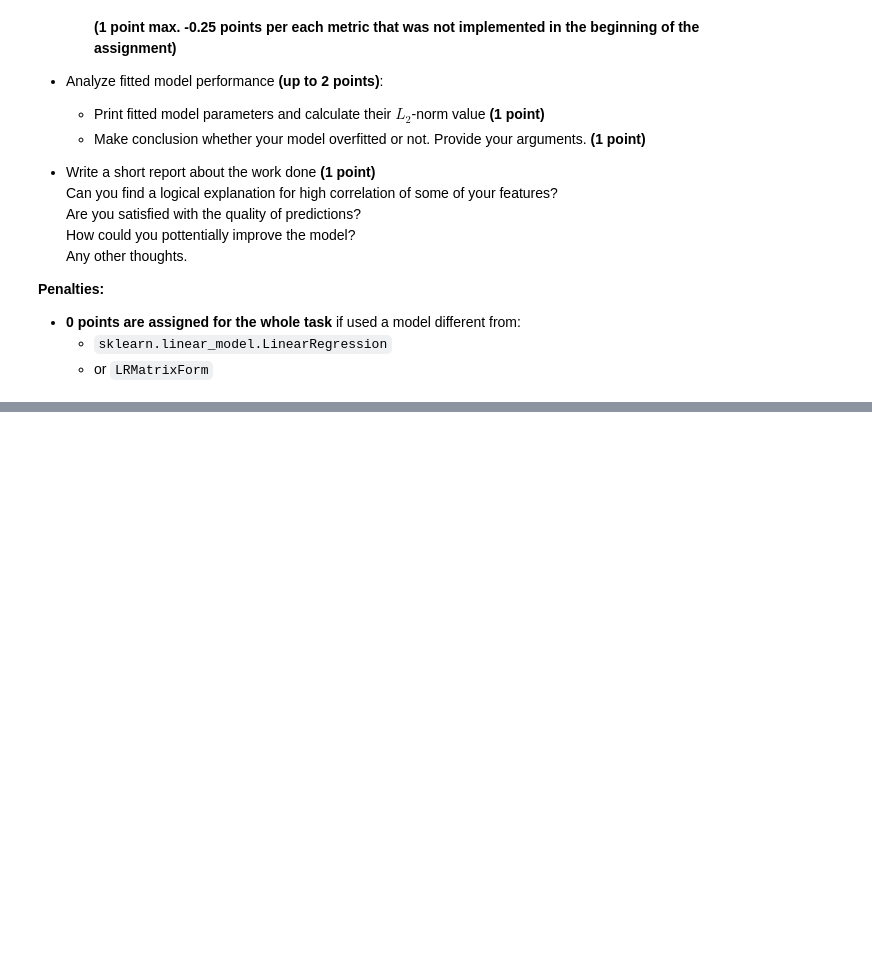
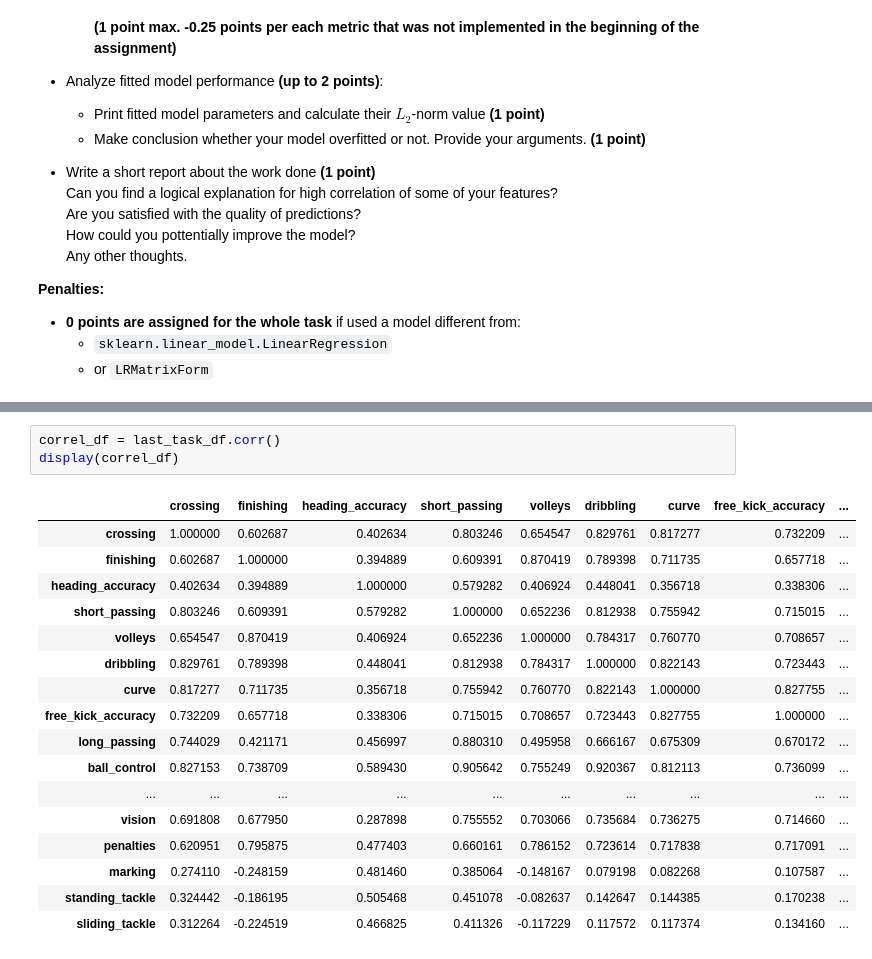
Before and after one commit to mamont79/03-LR, a Jupyter notebook: linear_regression.ipynb, the cells around one changed output, grey strips where cells are left out. Drawn from its saved outputs; the diff is of its cells as text; blank space fills up the shorter version.

```diff
--- a/linear_regression.ipynb
+++ b/linear_regression.ipynb
@@ -1701,0 +1737,21 @@ Steps you need to follow:
+# %%
+correl_df = last_task_df.corr()
+display(correl_df)
+# %% [output]
+|  | crossing | finishing | heading_accuracy | short_passing | volleys | dribbling | curve | free_kick_accuracy | ... |
+| crossing | 1.000000 | 0.602687 | 0.402634 | 0.803246 | 0.654547 | 0.829761 | 0.817277 | 0.732209 | ... |
+| finishing | 0.602687 | 1.000000 | 0.394889 | 0.609391 | 0.870419 | 0.789398 | 0.711735 | 0.657718 | ... |
+| heading_accuracy | 0.402634 | 0.394889 | 1.000000 | 0.579282 | 0.406924 | 0.448041 | 0.356718 | 0.338306 | ... |
+| short_passing | 0.803246 | 0.609391 | 0.579282 | 1.000000 | 0.652236 | 0.812938 | 0.755942 | 0.715015 | ... |
+| volleys | 0.654547 | 0.870419 | 0.406924 | 0.652236 | 1.000000 | 0.784317 | 0.760770 | 0.708657 | ... |
+| dribbling | 0.829761 | 0.789398 | 0.448041 | 0.812938 | 0.784317 | 1.000000 | 0.822143 | 0.723443 | ... |
+| curve | 0.817277 | 0.711735 | 0.356718 | 0.755942 | 0.760770 | 0.822143 | 1.000000 | 0.827755 | ... |
+| free_kick_accuracy | 0.732209 | 0.657718 | 0.338306 | 0.715015 | 0.708657 | 0.723443 | 0.827755 | 1.000000 | ... |
+| long_passing | 0.744029 | 0.421171 | 0.456997 | 0.880310 | 0.495958 | 0.666167 | 0.675309 | 0.670172 | ... |
+| ball_control | 0.827153 | 0.738709 | 0.589430 | 0.905642 | 0.755249 | 0.920367 | 0.812113 | 0.736099 | ... |
+| ... | ... | ... | ... | ... | ... | ... | ... | ... | ... |
+| vision | 0.691808 | 0.677950 | 0.287898 | 0.755552 | 0.703066 | 0.735684 | 0.736275 | 0.714660 | ... |
+| penalties | 0.620951 | 0.795875 | 0.477403 | 0.660161 | 0.786152 | 0.723614 | 0.717838 | 0.717091 | ... |
+| marking | 0.274110 | -0.248159 | 0.481460 | 0.385064 | -0.148167 | 0.079198 | 0.082268 | 0.107587 | ... |
+| standing_tackle | 0.324442 | -0.186195 | 0.505468 | 0.451078 | -0.082637 | 0.142647 | 0.144385 | 0.170238 | ... |
+| sliding_tackle | 0.312264 | -0.224519 | 0.466825 | 0.411326 | -0.117229 | 0.117572 | 0.117374 | 0.134160 | ... |
```
Also changed, not shown: parts of 7 cells of this notebook.
